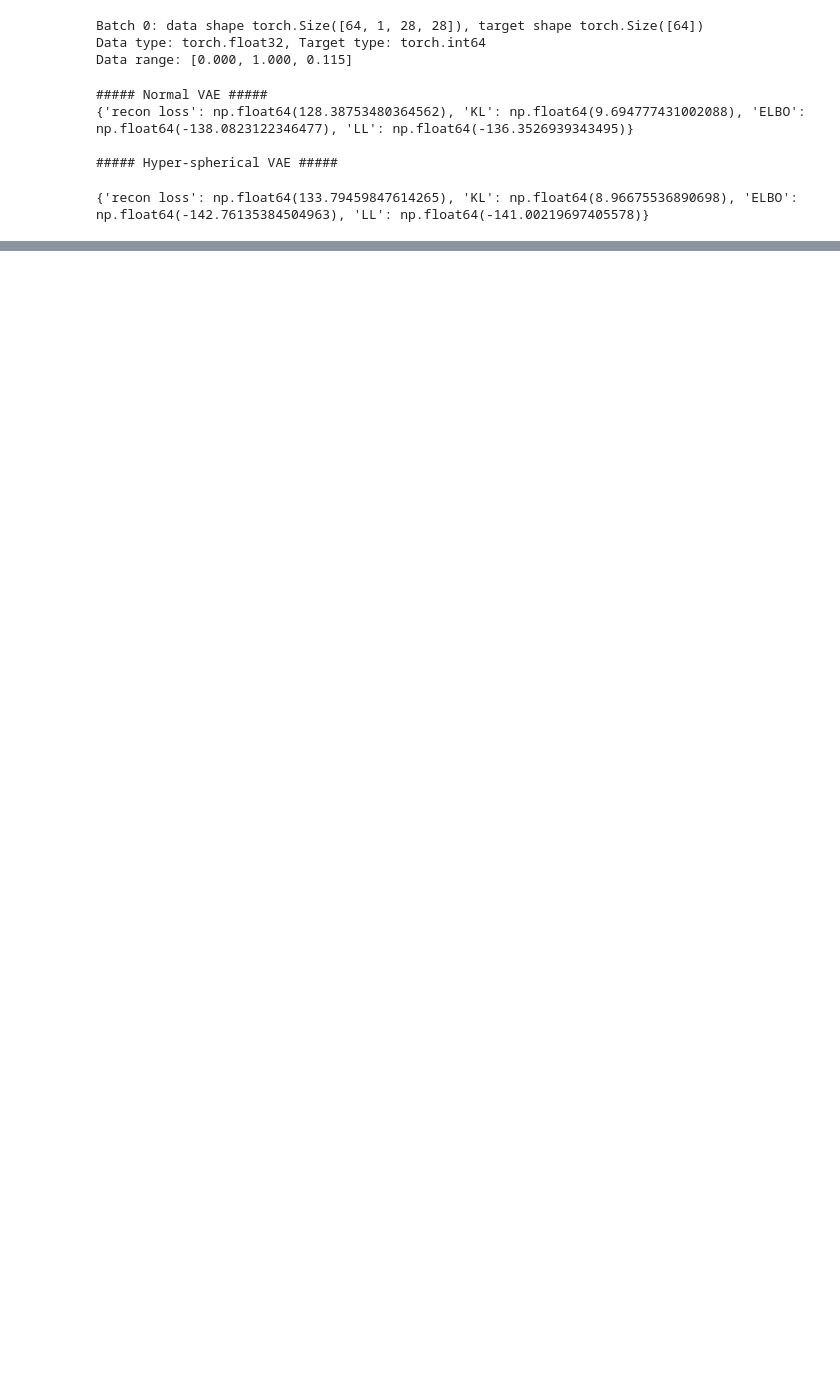
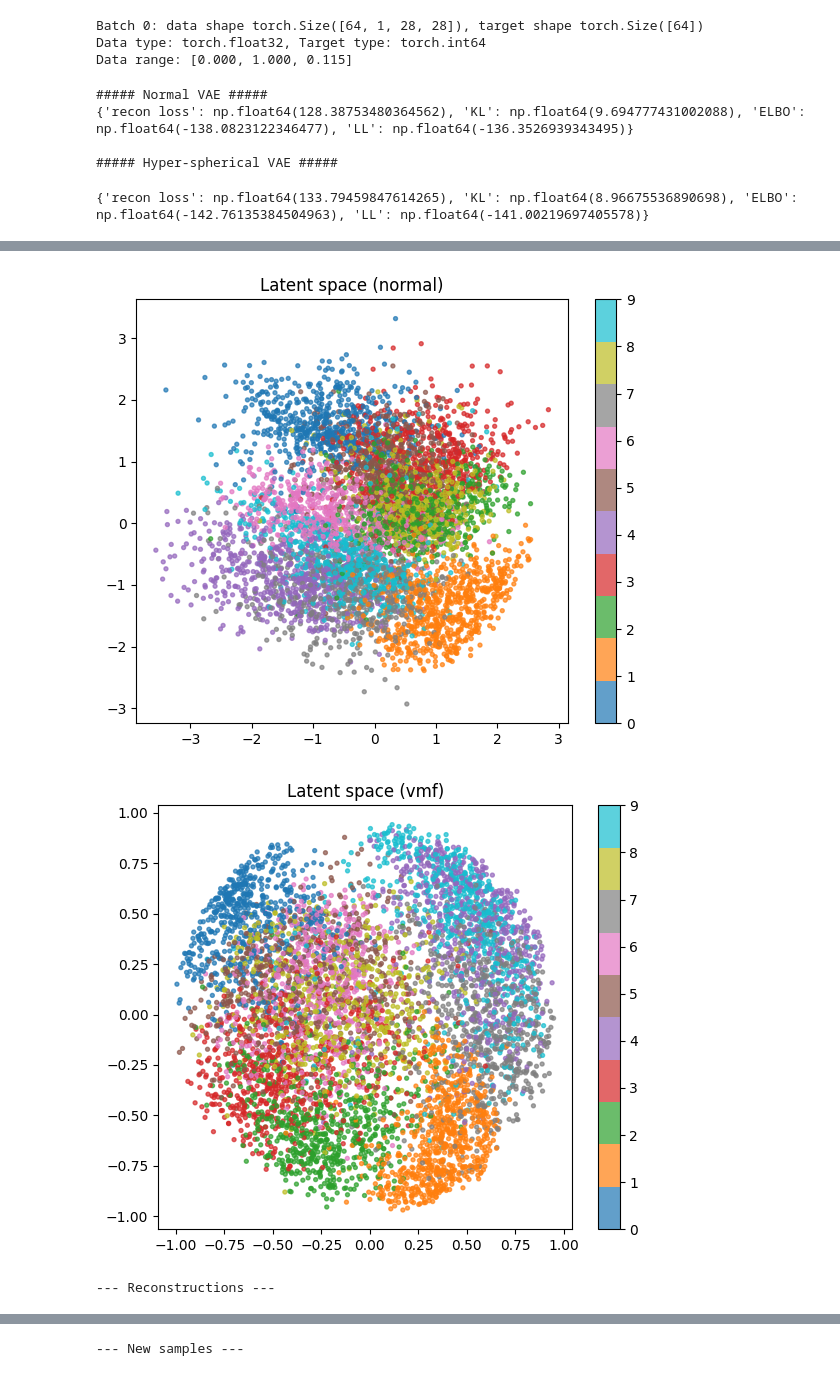
Before and after one commit to JiaxingQiu/s-vae-pytorch, a Jupyter notebook: mnist.ipynb, the cells around one changed output, grey strips where cells are left out. Drawn from its saved outputs; the diff is of its cells as text; code cells hidden in the pictures; blank space fills up the shorter version.

Commit message:
device management

```diff
--- a/mnist.ipynb
+++ b/mnist.ipynb
@@ -98,7 +98,7 @@ class ModelVAE(torch.nn.Module):
             p_z = torch.distributions.normal.Normal(torch.zeros_like(z_mean), torch.ones_like(z_var))
         elif self.distribution == 'vmf':
             q_z = VonMisesFisher(z_mean, z_var)
-            p_z = HypersphericalUniform(self.z_dim - 1)
+            p_z = HypersphericalUniform(self.z_dim - 1, device=z_mean.device)
         else:
             raise NotImplemented
 
@@ -398,0 +346,35 @@ vMF | epoch 20 | train loss 114.602 | recon 102.536 | KL 12.454 | ELBO -114.990
+# %%
+
+# ----------------------------------------------------------------------
+# 1. FULL TRAINING
+# ----------------------------------------------------------------------
+
+modelN = ModelVAE(h_dim=H_DIM, z_dim=Z_DIM, distribution='normal').to(device)
+optimizerN = optim.Adam(modelN.parameters(), lr=1e-3)
+
+modelS = ModelVAE(h_dim=H_DIM, z_dim=Z_DIM + 1, distribution='vmf').to(device)
+optimizerS = optim.Adam(modelS.parameters(), lr=1e-3)
+
+EPOCHS = 20          # adjust to taste
+
+print("\n##### Normal VAE Training #####")
+run_training(modelN, optimizerN, EPOCHS, "Normal")
+
+print("\n##### Hyper-spherical VAE Training #####")
+run_training(modelS, optimizerS, EPOCHS, "vMF")
+
+# ----------------------------------------------------------------------
+# 2. VISUALISE
+# ----------------------------------------------------------------------
+print("\n--- Embedding spaces ---")
+latent_plot(modelN, test_loader)
+latent_plot(modelS, test_loader)
+
+print("\n--- Reconstructions ---")
+reconstructions(modelN, test_loader)
+reconstructions(modelS, test_loader)
+
+print("\n--- New samples ---")
+samples(modelN, n=36)
+samples(modelS, n=36)
+# %% [output]
@@ -398,0 +398,3 @@ vMF | epoch 20 | train loss 114.602 | recon 102.536 | KL 12.454 | ELBO -114.990
+[figure, added]
+[figure, added]
+--- Reconstructions ---
@@ -398,0 +403 @@ vMF | epoch 20 | train loss 114.602 | recon 102.536 | KL 12.454 | ELBO -114.990
+--- New samples ---
```
Also changed, not shown: parts of 2 cells of this notebook.
